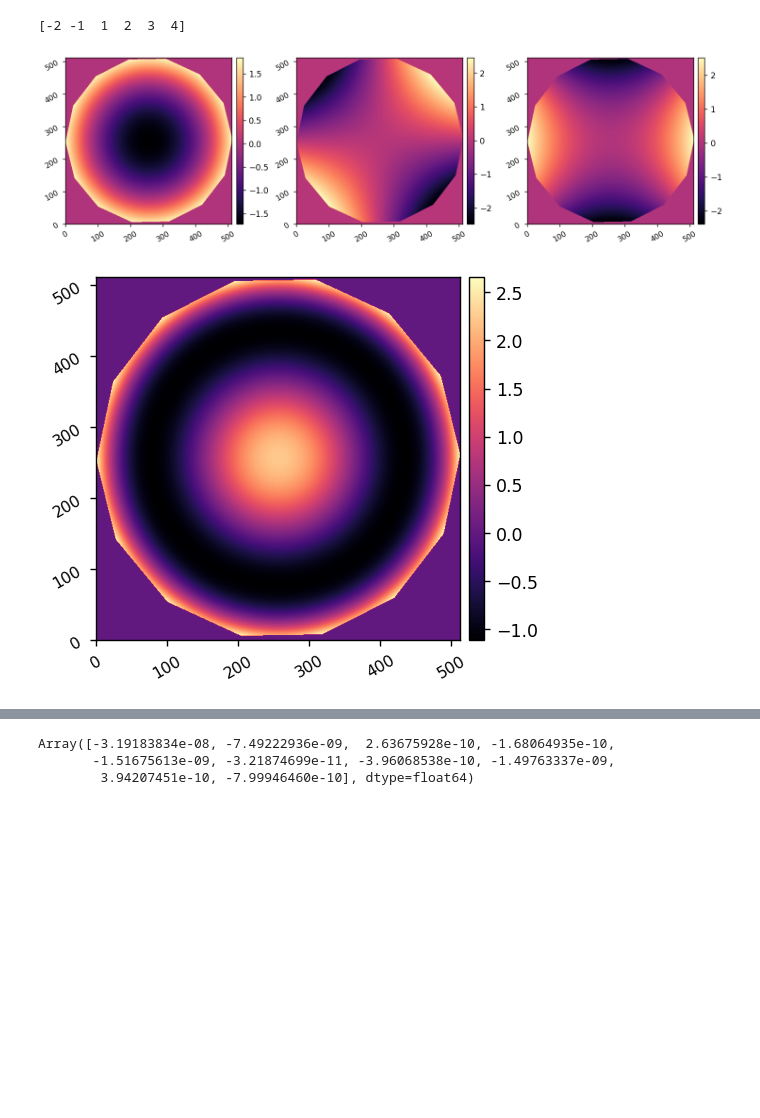
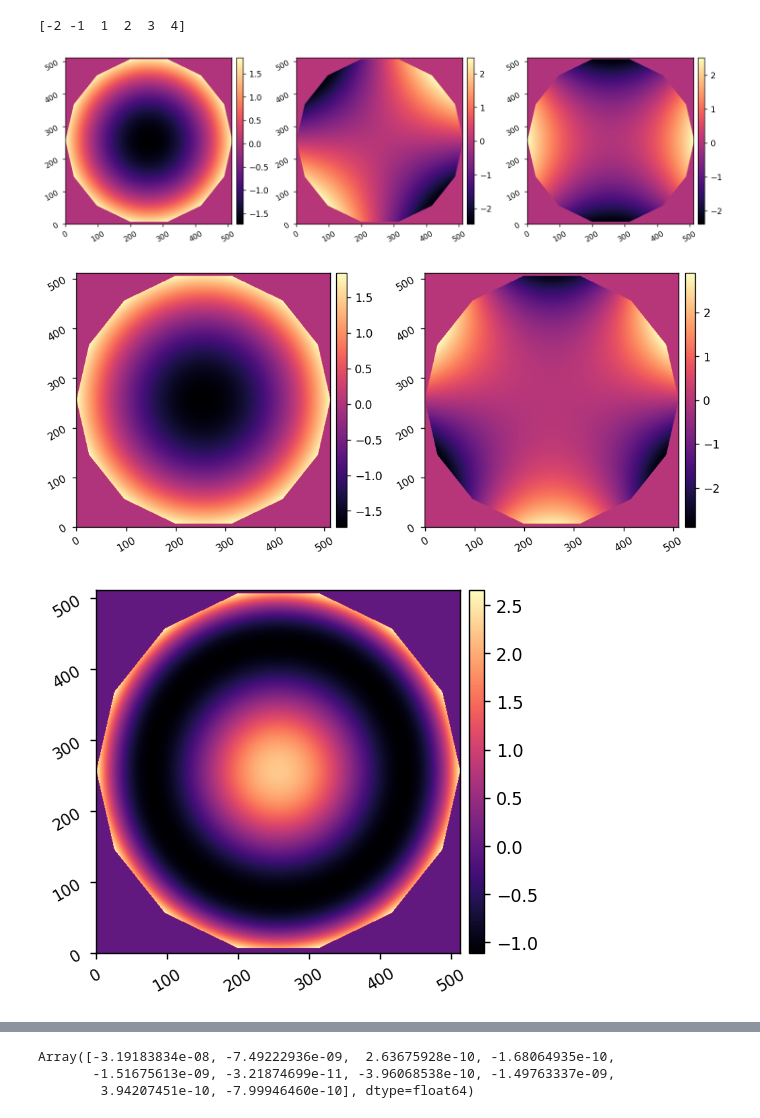
Before and after one commit to kian1377/opti513l-final, a Jupyter notebook: real_data_analysis_on_axis.ipynb, the cells around one changed output, grey strips where cells are left out. Saved outputs shown, nothing was run; the diff lists cells and outputs as text; code cells hidden in the pictures; blank space fills up the shorter version.

```diff
--- a/real_data_analysis_on_axis.ipynb
+++ b/real_data_analysis_on_axis.ipynb
@@ -334,12 +337,14 @@ mod = model.ForwardModel(npix, nim, fnum, pixelscale_m,
 # %%
 nmodes = 25
 zmodes = poppy.zernike.arbitrary_basis(ap, nterms=nmodes+3, outside=0)[3:]
 modes = zmodes.reshape(nmodes, npix**2).T
 imshow3(zmodes[0], zmodes[1], zmodes[2])
+imshow2(zmodes[0], zmodes[5])
 imshow1(zmodes[7])
 # %% [output]
 [figure]
-[figure, old version]
+[figure, new version]
+[figure, added]
 # %%
 # estimator = estimation.Estimation(mod, estimate_phase=True, maxiter=1000, wreg=1e-10)
 # estimator = estimation.Estimation(mod, estimate_phase=True, estimate_amplitude=True, maxiter=100, wreg=1e-2)
```
Also changed, not shown: parts of 7 cells of this notebook, 5 other files.
